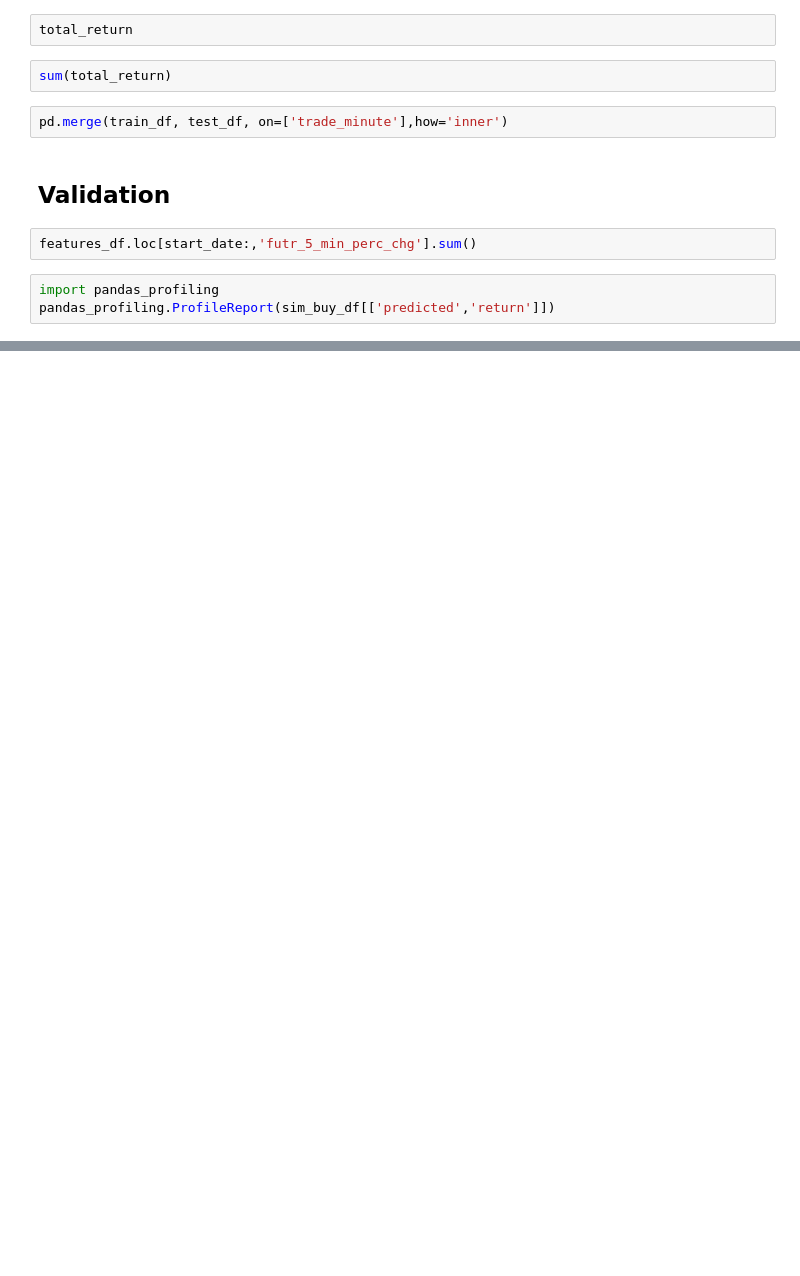
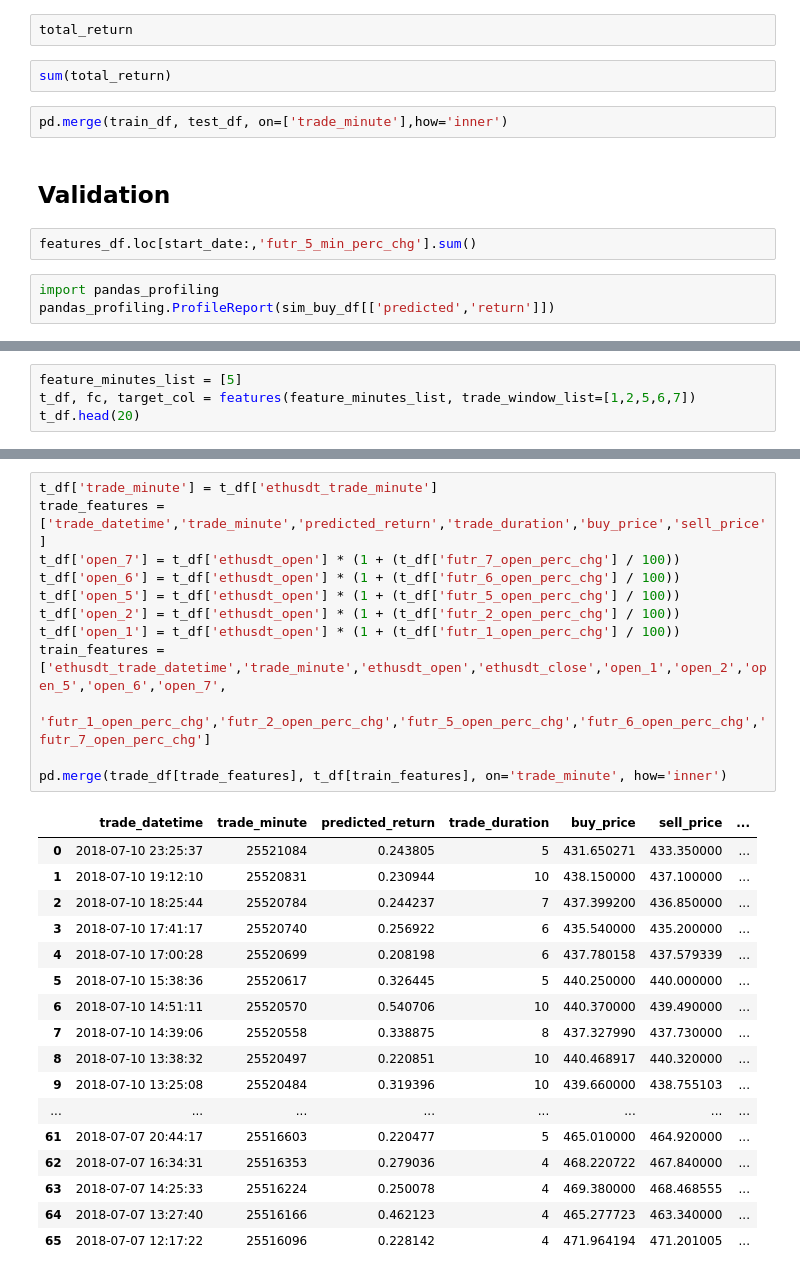
Before and after one commit to ChrisMcPherson/logic_by_loidsig, a Jupyter notebook: notebooks/market_maker_model_dev.ipynb, the cells around one changed output, grey strips where cells are left out. Saved outputs shown, nothing was run; the diff lists cells and outputs as text; blank space fills up the shorter version.

```diff
--- a/notebooks/market_maker_model_dev.ipynb
+++ b/notebooks/market_maker_model_dev.ipynb
@@ -861,0 +928,4 @@ pandas_profiling.ProfileReport(sim_buy_df[['predicted','return']])
+# %%
+feature_minutes_list = [5]
+t_df, fc, target_col = features(feature_minutes_list, trade_window_list=[1,2,5,6,7])
+t_df.head(20)
@@ -861,0 +961,30 @@ pandas_profiling.ProfileReport(sim_buy_df[['predicted','return']])
+# %%
+t_df['trade_minute'] = t_df['ethusdt_trade_minute']
+trade_features = ['trade_datetime','trade_minute','predicted_return','trade_duration','buy_price','sell_price']
+t_df['open_7'] = t_df['ethusdt_open'] * (1 + (t_df['futr_7_open_perc_chg'] / 100))
+t_df['open_6'] = t_df['ethusdt_open'] * (1 + (t_df['futr_6_open_perc_chg'] / 100))
+t_df['open_5'] = t_df['ethusdt_open'] * (1 + (t_df['futr_5_open_perc_chg'] / 100))
+t_df['open_2'] = t_df['ethusdt_open'] * (1 + (t_df['futr_2_open_perc_chg'] / 100))
+t_df['open_1'] = t_df['ethusdt_open'] * (1 + (t_df['futr_1_open_perc_chg'] / 100))
+train_features = ['ethusdt_trade_datetime','trade_minute','ethusdt_open','ethusdt_close','open_1','open_2','open_5','open_6','open_7',
+                  'futr_1_open_perc_chg','futr_2_open_perc_chg','futr_5_open_perc_chg','futr_6_open_perc_chg','futr_7_open_perc_chg']
+
+pd.merge(trade_df[trade_features], t_df[train_features], on='trade_minute', how='inner')
+# %% [output]
+|  | trade_datetime | trade_minute | predicted_return | trade_duration | buy_price | sell_price | ... |
+| 0 | 2018-07-10 23:25:37 | 25521084 | 0.243805 | 5 | 431.650271 | 433.350000 | ... |
+| 1 | 2018-07-10 19:12:10 | 25520831 | 0.230944 | 10 | 438.150000 | 437.100000 | ... |
+| 2 | 2018-07-10 18:25:44 | 25520784 | 0.244237 | 7 | 437.399200 | 436.850000 | ... |
+| 3 | 2018-07-10 17:41:17 | 25520740 | 0.256922 | 6 | 435.540000 | 435.200000 | ... |
+| 4 | 2018-07-10 17:00:28 | 25520699 | 0.208198 | 6 | 437.780158 | 437.579339 | ... |
+| 5 | 2018-07-10 15:38:36 | 25520617 | 0.326445 | 5 | 440.250000 | 440.000000 | ... |
+| 6 | 2018-07-10 14:51:11 | 25520570 | 0.540706 | 10 | 440.370000 | 439.490000 | ... |
+| 7 | 2018-07-10 14:39:06 | 25520558 | 0.338875 | 8 | 437.327990 | 437.730000 | ... |
+| 8 | 2018-07-10 13:38:32 | 25520497 | 0.220851 | 10 | 440.468917 | 440.320000 | ... |
+| 9 | 2018-07-10 13:25:08 | 25520484 | 0.319396 | 10 | 439.660000 | 438.755103 | ... |
+| ... | ... | ... | ... | ... | ... | ... | ... |
+| 61 | 2018-07-07 20:44:17 | 25516603 | 0.220477 | 5 | 465.010000 | 464.920000 | ... |
+| 62 | 2018-07-07 16:34:31 | 25516353 | 0.279036 | 4 | 468.220722 | 467.840000 | ... |
+| 63 | 2018-07-07 14:25:33 | 25516224 | 0.250078 | 4 | 469.380000 | 468.468555 | ... |
+| 64 | 2018-07-07 13:27:40 | 25516166 | 0.462123 | 4 | 465.277723 | 463.340000 | ... |
+| 65 | 2018-07-07 12:17:22 | 25516096 | 0.228142 | 4 | 471.964194 | 471.201005 | ... |
```
Also changed, not shown: parts of 31 cells of this notebook, 32 other files.
